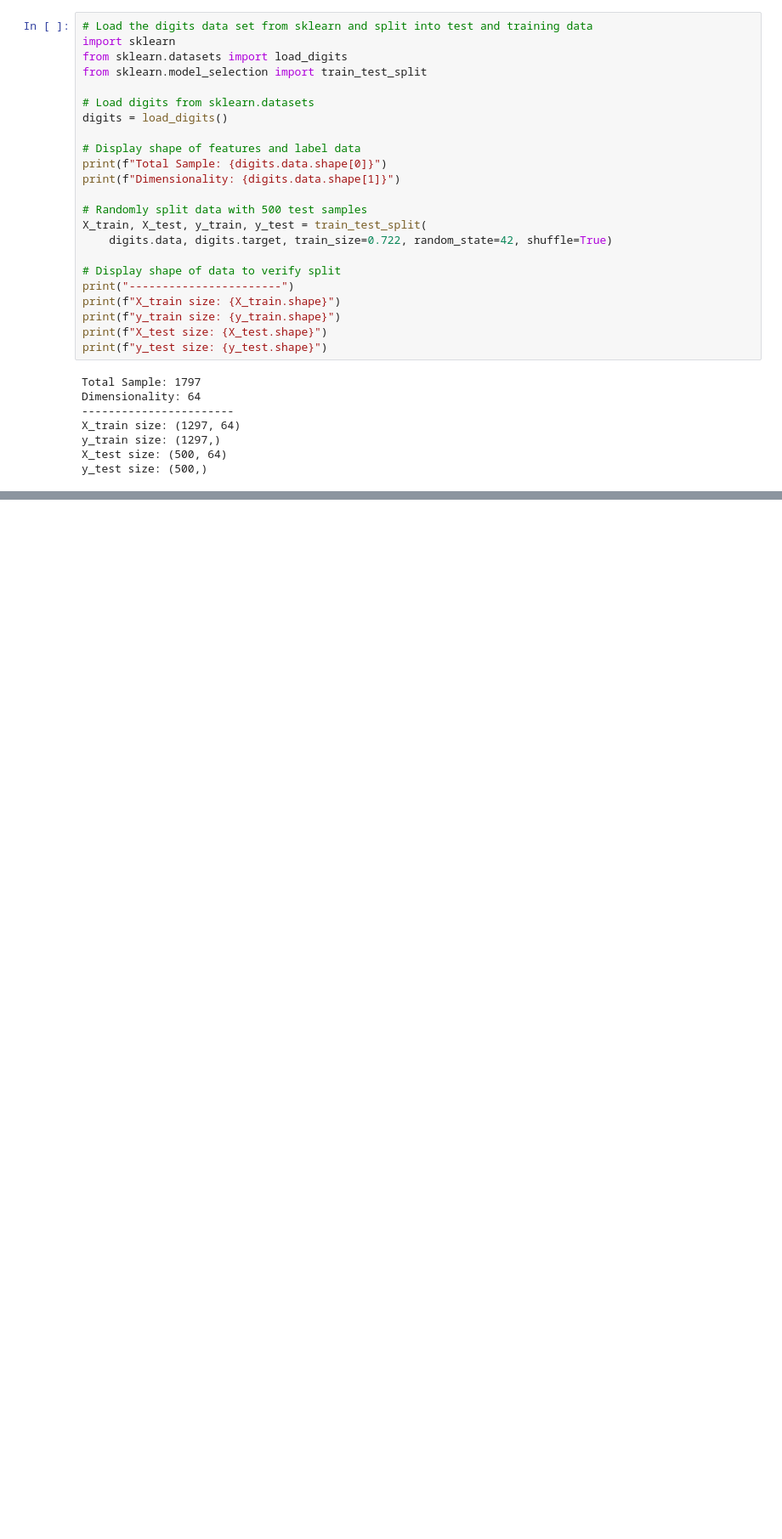
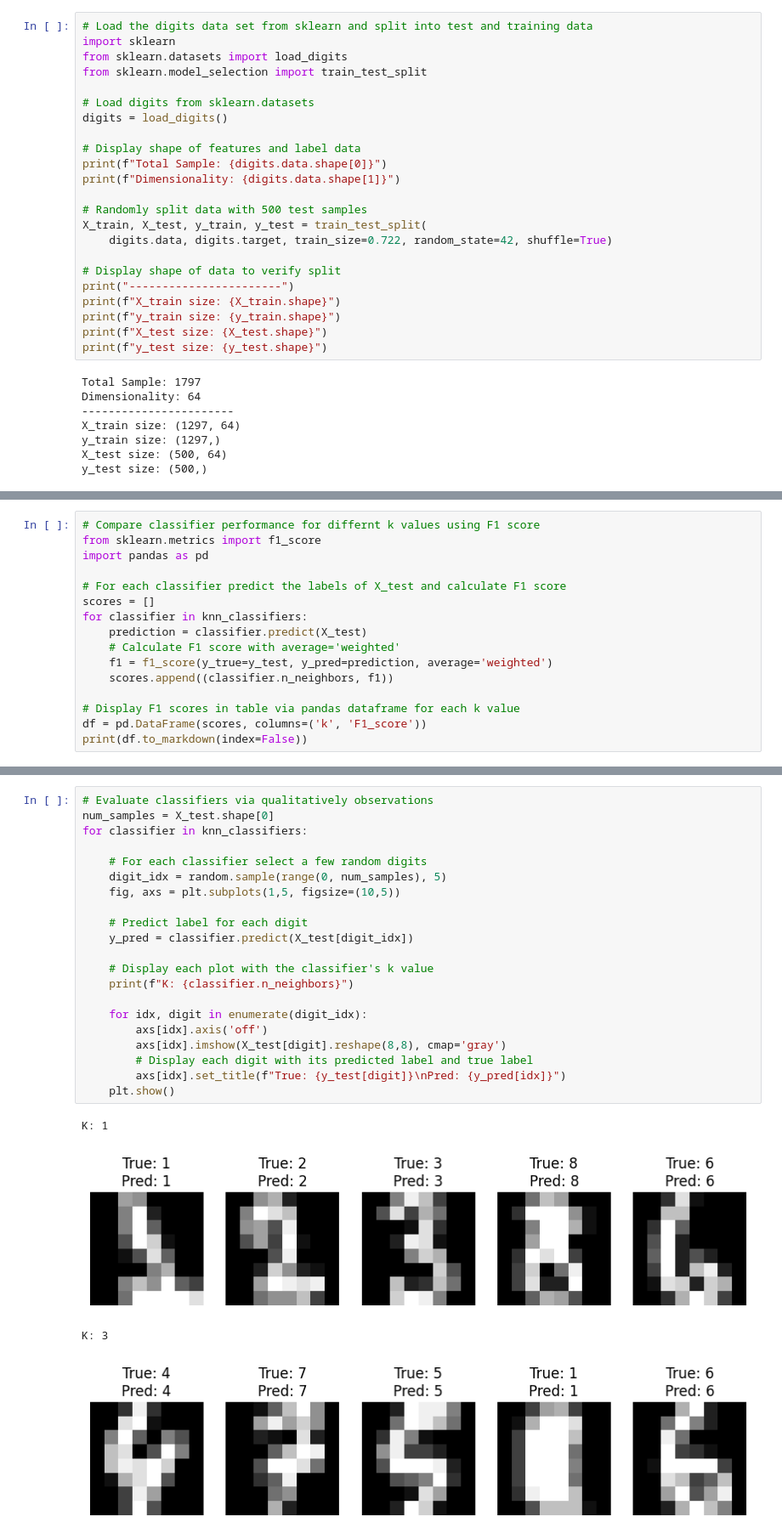
Before and after one commit to justinUCF/KNN-digits, a Jupyter notebook: Justin_Gamboa_KNN.ipynb, the cells around one changed output, grey strips where cells are left out. Shown at 85% size. Saved outputs shown, nothing was run; the diff lists cells and outputs as text; blank space fills up the shorter version.

```diff
--- a/Justin_Gamboa_KNN.ipynb
+++ b/Justin_Gamboa_KNN.ipynb
@@ -61,0 +85,16 @@ k = [1, 3, 5, 7, 9]
+# %%
+# Compare classifier performance for differnt k values using F1 score
+from sklearn.metrics import f1_score
+import pandas as pd
+
+# For each classifier predict the labels of X_test and calculate F1 score
+scores = []
+for classifier in knn_classifiers:
+    prediction = classifier.predict(X_test)
+    # Calculate F1 score with average='weighted'
+    f1 = f1_score(y_true=y_test, y_pred=prediction, average='weighted')
+    scores.append((classifier.n_neighbors, f1))
+
+# Display F1 scores in table via pandas dataframe for each k value
+df = pd.DataFrame(scores, columns=('k', 'F1_score'))
+print(df.to_markdown(index=False))
@@ -61,0 +115,26 @@ k = [1, 3, 5, 7, 9]
+# %%
+# Evaluate classifiers via qualitatively observations
+num_samples = X_test.shape[0]
+for classifier in knn_classifiers:
+
+    # For each classifier select a few random digits
+    digit_idx = random.sample(range(0, num_samples), 5)
+    fig, axs = plt.subplots(1,5, figsize=(10,5))
+
+    # Predict label for each digit
+    y_pred = classifier.predict(X_test[digit_idx])
+
+    # Display each plot with the classifier's k value
+    print(f"K: {classifier.n_neighbors}")
+
+    for idx, digit in enumerate(digit_idx):
+        axs[idx].axis('off')
+        axs[idx].imshow(X_test[digit].reshape(8,8), cmap='gray')
+        # Display each digit with its predicted label and true label
+        axs[idx].set_title(f"True: {y_test[digit]}\nPred: {y_pred[idx]}")
+    plt.show()
+# %% [output]
+K: 1
+[figure, added]
+K: 3
+[figure, added]
```
Also changed, not shown: parts of 11 cells of this notebook.
